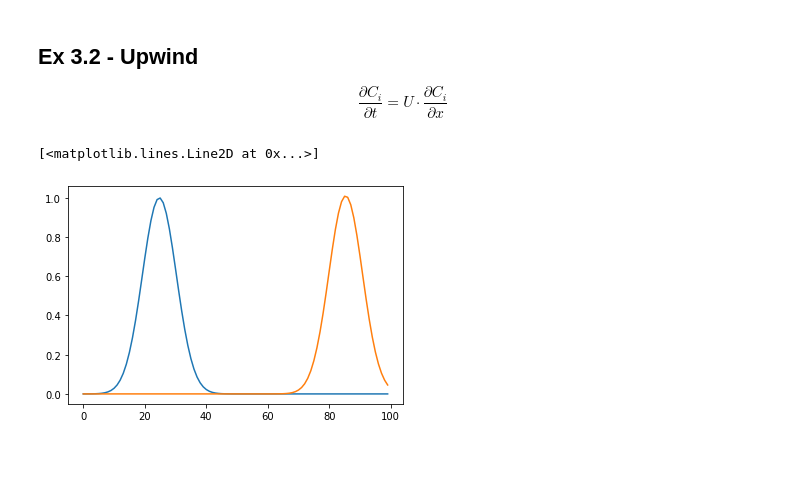
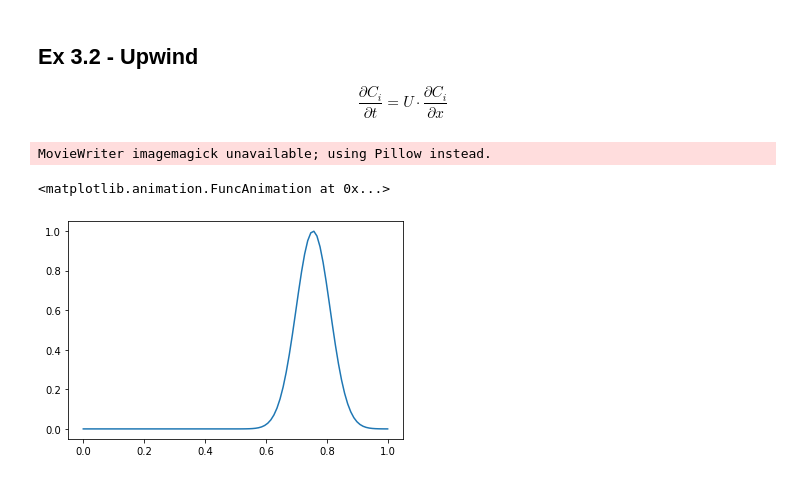
Before and after one commit to hitimr/NSSC2, a Jupyter notebook: Ex3/1.1_hiti.ipynb, the cells around one changed output. Cells and saved outputs as stored; diff of their text form; code cells hidden in the pictures.

Commit message:
animation works

```diff
--- a/Ex3/1.1_hiti.ipynb
+++ b/Ex3/1.1_hiti.ipynb
@@ -52,28 +69,38 @@ $$
 dx = 0.01
 Nx = int(1/dx)
 x_vals = np.linspace(0,1, Nx)
-Co = 1.01
 
 
-def initial_gauss(x):
+def gauss(x):
     return np.exp(-10.*np.power(4*x-1,2))
 
+def square(x):
+    if hasattr(x, "__len__"): return [square(xi) for xi in x]
+    if(0.1 < x) and (x < 0.3): return 1.
+    else: return 0.
 
-
-def advance_upwind(C):
+def advance_upwind(C, Co):
     new_C = np.copy(C)
     for i in range(1, len(C)):
         new_C[i] = (1 - Co) * C[i] + Co * C[i-1]
     return new_C
 
-x_vals = np.linspace(0,1, Nx)
-C = initial_gauss(x_vals)
-plt.plot(C)
 
-for i in range(60):
-    C = advance_upwind(C)
-    #res.append(C)
-plt.plot(C)
+def simulate_advetion(initFunc, Co, steps):
+    x_vals = np.linspace(0,1, Nx)
+    C = initFunc(x_vals)
+
+    res = []
+    for i in range(steps):
+        C = advance_upwind(C, Co)
+        res.append(C)
+
+    res = np.array(res)
+    return res
-# %% [output]
-[<matplotlib.lines.Line2D at 0x...>]
-[figure, removed]
+# %%
+res = simulate_advetion(initFunc=gauss, Co=1, steps=50)
+animate(res, "out/task2_gauss_co_1.gif")
+# %% [output]
+MovieWriter imagemagick unavailable; using Pillow instead.
+<matplotlib.animation.FuncAnimation at 0x...>
+[figure, added]
```
Also changed, not shown: parts of 7 cells of this notebook, 1 other file.
